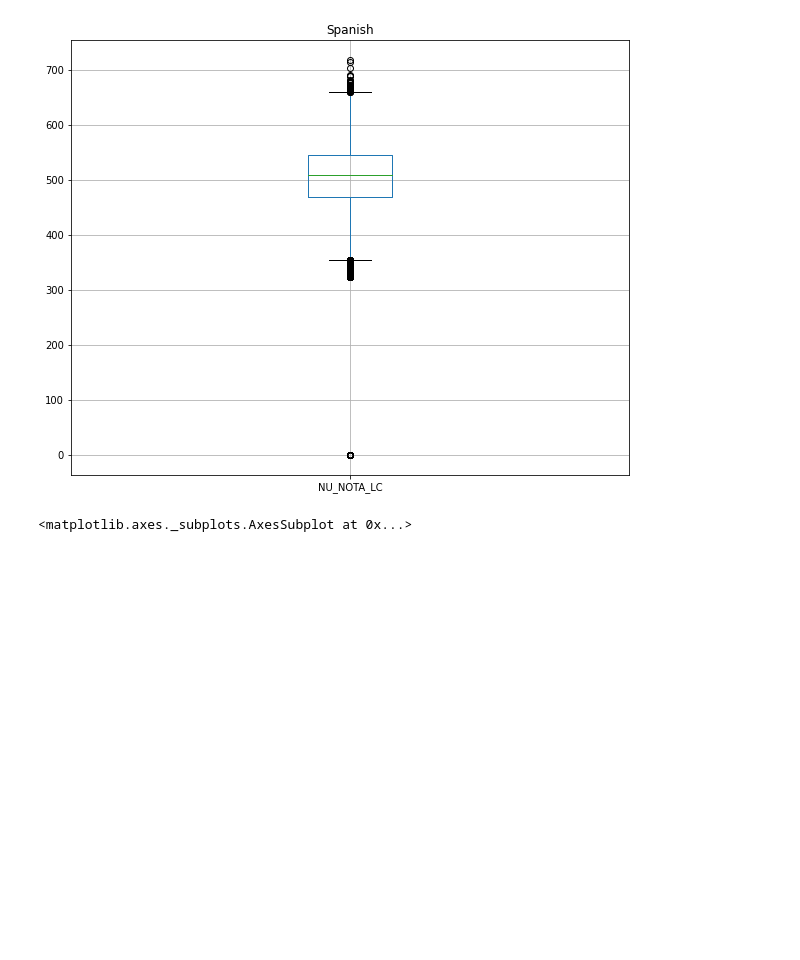
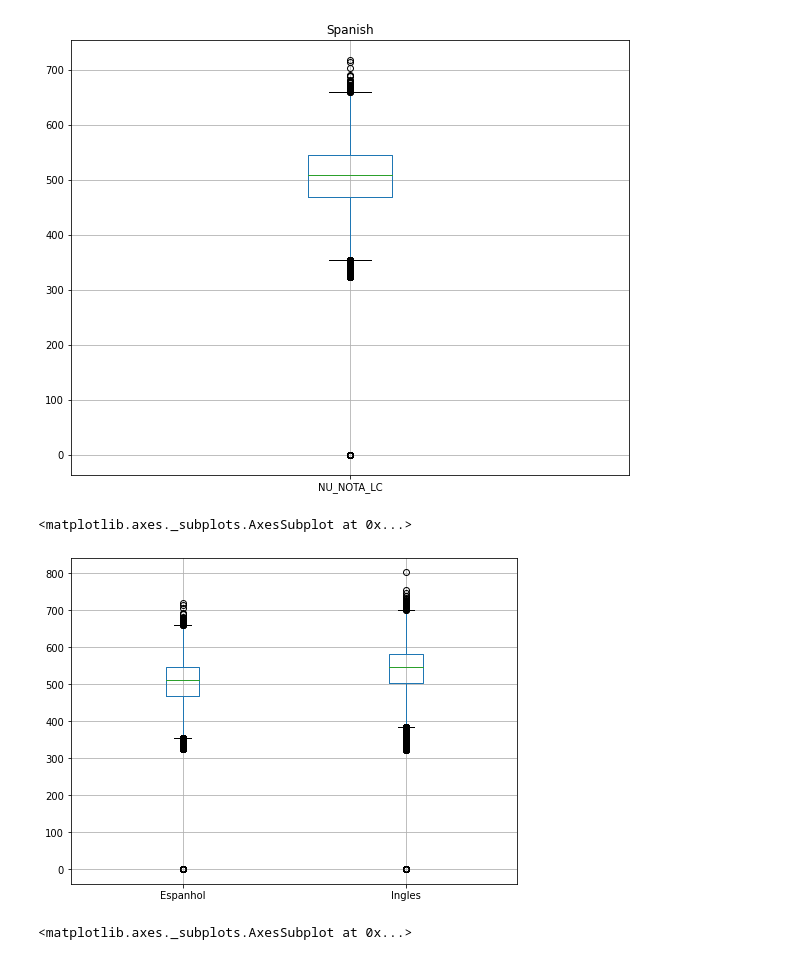
Before and after one commit to joaomarcuslf/data-science-studies, a Jupyter notebook: imersao_alura_01.ipynb, the cells around one changed output. Cells and saved outputs as stored; diff of their text form; code cells hidden in the pictures; blank space fills up the shorter version.

```diff
--- a/imersao_alura_01.ipynb
+++ b/imersao_alura_01.ipynb
@@ -229,4 +229,19 @@ plt.show()
 # %% [output]
 [figure]
 [figure]
+# %%
+# Desafio 05 - Resposta
+
+languages = ['Espanhol','Ingles']
+
+eng = df.query("TP_LINGUA == 0")['NU_NOTA_LC']
+spn = df.query("TP_LINGUA == 1")['NU_NOTA_LC']
+
+
+data_by_language = pd.concat([spn, eng], axis=1, names = languages)
+data_by_language.columns = languages
+data_by_language.plot.box(grid=True, figsize=(8, 6))
+# %% [output]
+<matplotlib.axes._subplots.AxesSubplot at 0x...>
+[figure, added]
 # %%
```
Also changed, not shown: parts of 1 cell of this notebook.
